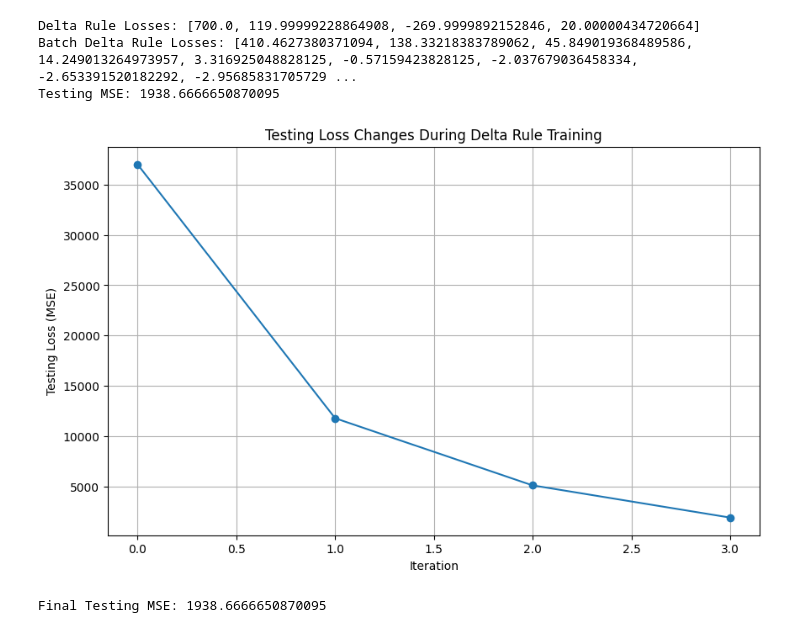
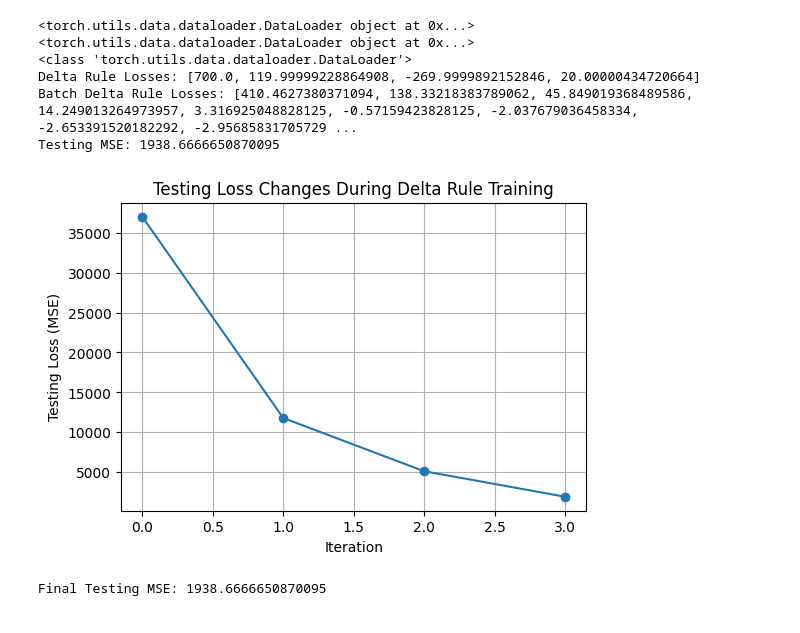
Before and after one commit to jinaypanchal/Deep-Learning-Architecture-and-Hardware-Acceleration, a Jupyter notebook: Lab1.ipynb, the cells around one changed output. Cells and saved outputs as stored; diff of their text form; code cells hidden in the pictures.

```diff
--- a/Lab1.ipynb
+++ b/Lab1.ipynb
@@ -6,7 +6,7 @@ from torch.utils.data import Dataset, DataLoader
 import matplotlib.pyplot as plt
 
 
-class TrainDataset(Dataset):
+class train_data(Dataset):
     def __init__(self, inputs, targets, learning_rates):
         self.inputs = inputs
         self.targets = targets
@@ -18,7 +18,7 @@ class TrainDataset(Dataset):
     def __getitem__(self, idx):
         return self.inputs[idx], self.targets[idx], self.learning_rates[idx]
 
-class TestDataset(Dataset):
+class test_data(Dataset):
     def __init__(self, inputs, targets):
         self.inputs = inputs
         self.targets = targets
@@ -37,6 +37,9 @@ def delta_rule(train_loader, test_loader):
     weights = torch.tensor([50.0, 50.0, 50.0], requires_grad=True)
     losses = []
     testing_losses = []
+    print(train_loader)
+    print(test_loader)
+    print(type(train_loader))
 
     for i, (inputs, target, learning_rate) in enumerate(train_loader):
         inputs = torch.tensor(inputs, dtype=torch.float32, requires_grad=False)
@@ -138,44 +141,47 @@ batch_delta_test_inputs = [
 batch_delta_test_targets = [1250.0, 500.0, 850.0]
 
 # Create datasets and data loaders for both delta rule and batch delta rule
-delta_train_dataset = TrainDataset(delta_train_inputs, delta_train_targets, delta_learning_rates)
-delta_test_dataset = TestDataset(delta_test_inputs, delta_test_targets)
+delta_train_dataset = train_data(delta_train_inputs, delta_train_targets, delta_learning_rates)
+delta_test_dataset = test_data(delta_test_inputs, delta_test_targets)
 
-batch_delta_train_dataset = TrainDataset(batch_delta_train_inputs, batch_delta_train_targets, [1/100.0]*len(batch_delta_train_inputs))
-batch_delta_test_dataset = TestDataset(batch_delta_test_inputs, batch_delta_test_targets)
+batch_delta_train_dataset = train_data(batch_delta_train_inputs, batch_delta_train_targets, [1/100.0]*len(batch_delta_train_inputs))
+batch_delta_test_dataset = test_data(batch_delta_test_inputs, batch_delta_test_targets)
 
 delta_train_loader = DataLoader(delta_train_dataset, batch_size=1)
 delta_test_loader = DataLoader(delta_test_dataset, batch_size=1)
 
 batch_delta_train_loader = DataLoader(batch_delta_train_dataset, batch_size=3)
 batch_delta_test_loader = DataLoader(batch_delta_test_dataset, batch_size=1)
 
 num_epochs = 10
 batch_size = 3
 
 # delta_losses, delta_weights = delta_rule(delta_train_loader)
 delta_losses, delta_weights, test_losses = delta_rule(delta_train_loader, delta_test_loader)
 batch_delta_losses, batch_delta_weights = batch_delta_rule(batch_delta_train_loader, delta_train_inputs)
 test_mse = calculate_mse(delta_test_loader, delta_weights)  # or batch_delta_weights
 
 print("Delta Rule Losses:", delta_losses)
 print("Batch Delta Rule Losses:", batch_delta_losses)
 print("Testing MSE:", test_mse)
 
-plt.figure(figsize=(10, 6))
+plt.figure(figsize=(6, 4))
 plt.plot(range(len(test_losses)), test_losses, marker='o', linestyle='-')
 plt.xlabel('Iteration')
 plt.ylabel('Testing Loss (MSE)')
 plt.title('Testing Loss Changes During Delta Rule Training')
 plt.grid(True)
 plt.show()
 
 # Print final testing MSE
 final_test_mse = test_losses[-1]
 print("Final Testing MSE:", final_test_mse)
 # %% [output]
+<torch.utils.data.dataloader.DataLoader object at 0x...>
+<torch.utils.data.dataloader.DataLoader object at 0x...>
+<class 'torch.utils.data.dataloader.DataLoader'>
 Delta Rule Losses: [700.0, 119.99999228864908, -269.9999892152846, 20.00000434720664]
 Batch Delta Rule Losses: [410.4627380371094, 138.33218383789062, 45.849019368489586, 14.249013264973957, 3.316925048828125, -0.57159423828125, -2.037679036458334, -2.653391520182292, -2.95685831705729 ...
 Testing MSE: 1938.6666650870095
-[figure, old version]
+[figure, new version]
 Final Testing MSE: 1938.6666650870095
```
